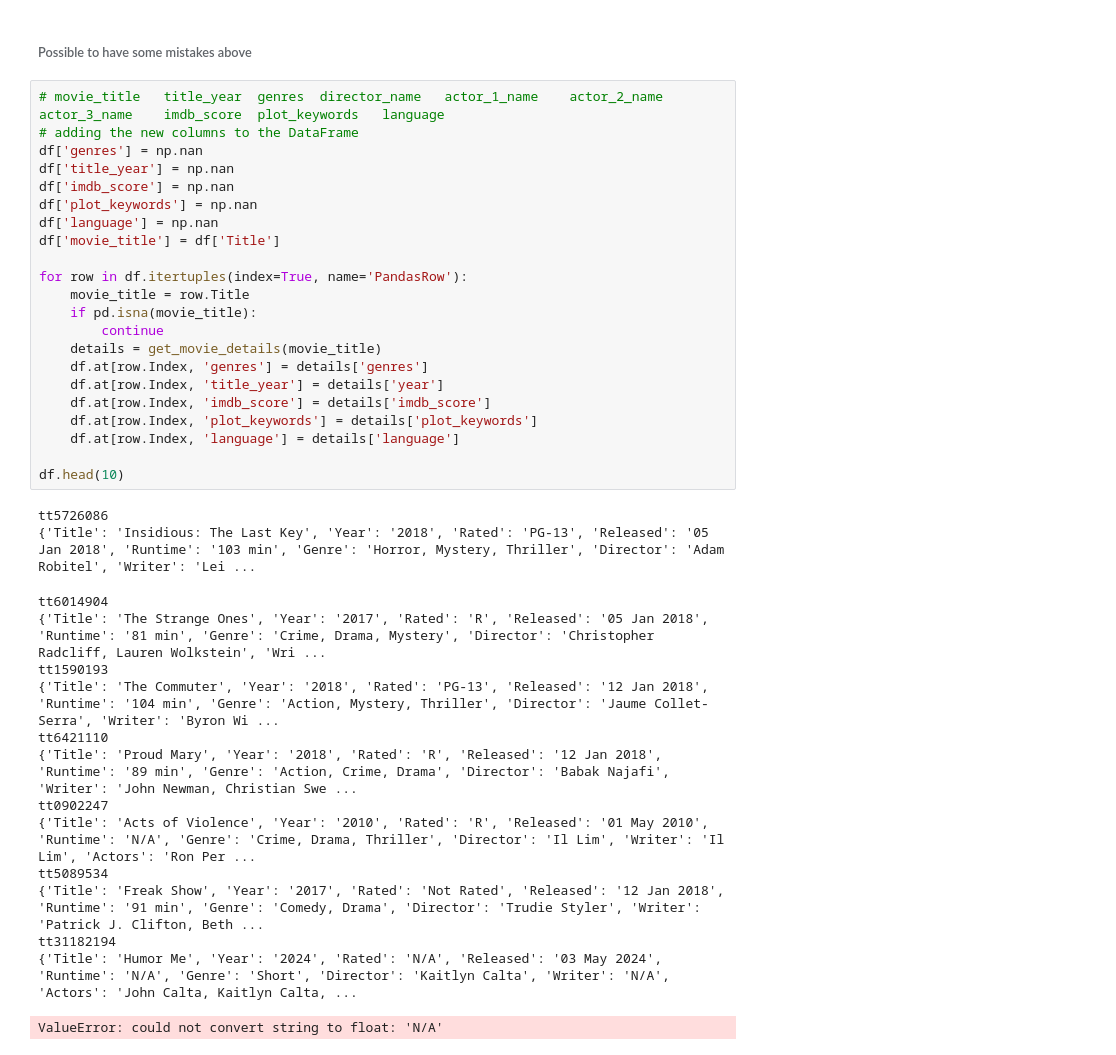
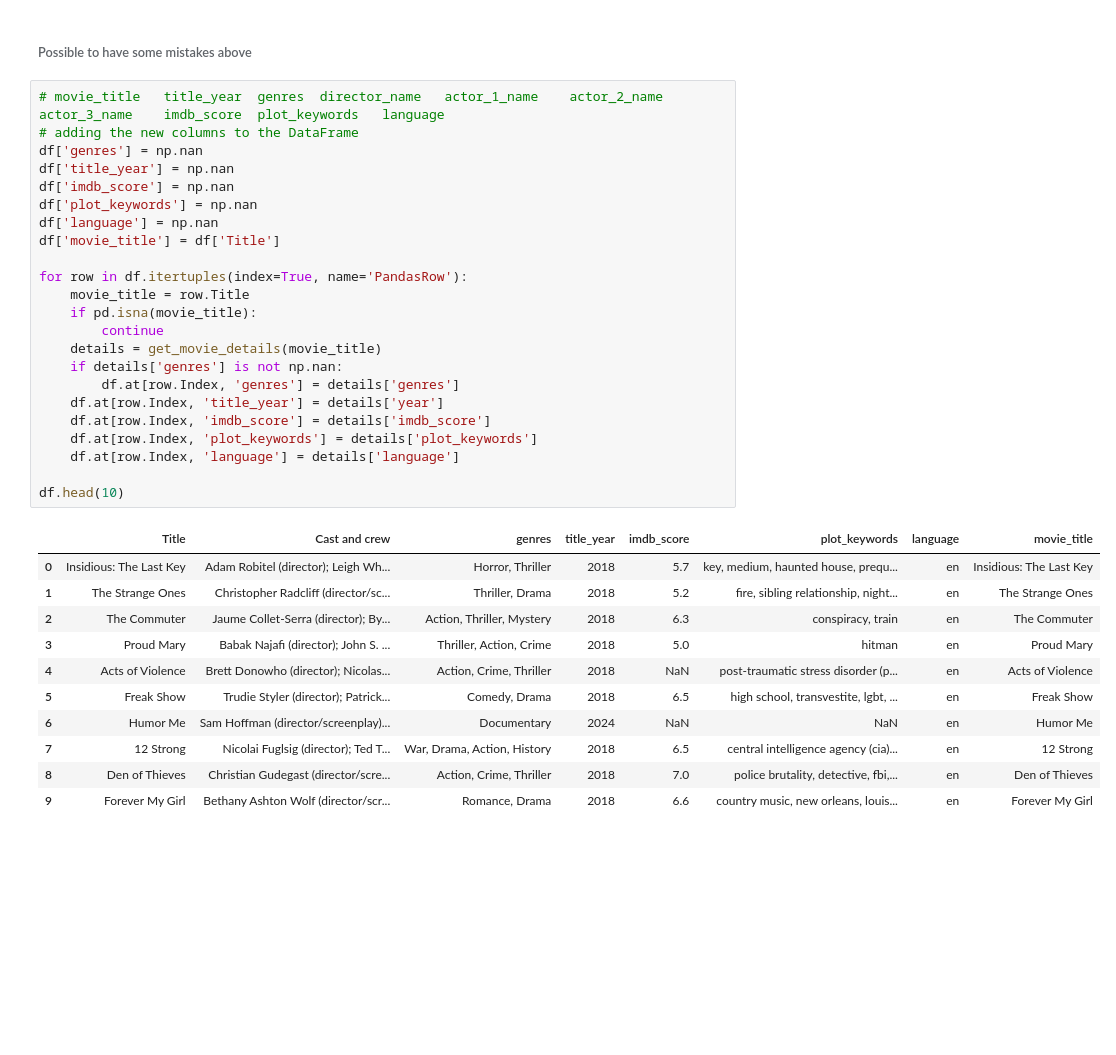
Before and after one commit to Mehm3tAk1f/Machine_Learning_Projects, a Jupyter notebook: recommendation-system/recommendation-system.ipynb, the cells around one changed output. Drawn from its saved outputs; the diff is of its cells as text; blank space fills up the shorter version.

```diff
--- a/recommendation-system/recommendation-system.ipynb
+++ b/recommendation-system/recommendation-system.ipynb
@@ -282,41 +291,38 @@ def get_movie_details(movie_title):
 # %%
 # movie_title	title_year	genres	director_name	actor_1_name	actor_2_name	actor_3_name	imdb_score	plot_keywords	language
 # adding the new columns to the DataFrame
 df['genres'] = np.nan
 df['title_year'] = np.nan
 df['imdb_score'] = np.nan
 df['plot_keywords'] = np.nan
 df['language'] = np.nan
 df['movie_title'] = df['Title']
 
 for row in df.itertuples(index=True, name='PandasRow'):
     movie_title = row.Title
     if pd.isna(movie_title):
         continue
     details = get_movie_details(movie_title)
-    df.at[row.Index, 'genres'] = details['genres']
+    if details['genres'] is not np.nan:
+        df.at[row.Index, 'genres'] = details['genres']
     df.at[row.Index, 'title_year'] = details['year']
     df.at[row.Index, 'imdb_score'] = details['imdb_score']
     df.at[row.Index, 'plot_keywords'] = details['plot_keywords']
     df.at[row.Index, 'language'] = details['language']
 
 df.head(10)
 # %% [output]
-tt5726086
-{'Title': 'Insidious: The Last Key', 'Year': '2018', 'Rated': 'PG-13', 'Released': '05 Jan 2018', 'Runtime': '103 min', 'Genre': 'Horror, Mystery, Thriller', 'Director': 'Adam Robitel', 'Writer': 'Lei ...
-tt6014904
-{'Title': 'The Strange Ones', 'Year': '2017', 'Rated': 'R', 'Released': '05 Jan 2018', 'Runtime': '81 min', 'Genre': 'Crime, Drama, Mystery', 'Director': 'Christopher Radcliff, Lauren Wolkstein', 'Wri ...
-tt1590193
-{'Title': 'The Commuter', 'Year': '2018', 'Rated': 'PG-13', 'Released': '12 Jan 2018', 'Runtime': '104 min', 'Genre': 'Action, Mystery, Thriller', 'Director': 'Jaume Collet-Serra', 'Writer': 'Byron Wi ...
-tt6421110
-{'Title': 'Proud Mary', 'Year': '2018', 'Rated': 'R', 'Released': '12 Jan 2018', 'Runtime': '89 min', 'Genre': 'Action, Crime, Drama', 'Director': 'Babak Najafi', 'Writer': 'John Newman, Christian Swe ...
-tt0902247
-{'Title': 'Acts of Violence', 'Year': '2010', 'Rated': 'R', 'Released': '01 May 2010', 'Runtime': 'N/A', 'Genre': 'Crime, Drama, Thriller', 'Director': 'Il Lim', 'Writer': 'Il Lim', 'Actors': 'Ron Per ...
-tt5089534
-{'Title': 'Freak Show', 'Year': '2017', 'Rated': 'Not Rated', 'Released': '12 Jan 2018', 'Runtime': '91 min', 'Genre': 'Comedy, Drama', 'Director': 'Trudie Styler', 'Writer': 'Patrick J. Clifton, Beth ...
-tt31182194
-{'Title': 'Humor Me', 'Year': '2024', 'Rated': 'N/A', 'Released': '03 May 2024', 'Runtime': 'N/A', 'Genre': 'Short', 'Director': 'Kaitlyn Calta', 'Writer': 'N/A', 'Actors': 'John Calta, Kaitlyn Calta, ...
-ValueError: could not convert string to float: 'N/A'
+|  | Title | Cast and crew | genres | title_year | imdb_score | plot_keywords | language | movie_title |
+| 0 | Insidious: The Last Key | Adam Robitel (director); Leigh Wh... | Horror, Thriller | 2018 | 5.7 | key, medium, haunted house, prequ... | en | Insidious: The Last Key |
+| 1 | The Strange Ones | Christopher Radcliff (director/sc... | Thriller, Drama | 2018 | 5.2 | fire, sibling relationship, night... | en | The Strange Ones |
+| 2 | The Commuter | Jaume Collet-Serra (director); By... | Action, Thriller, Mystery | 2018 | 6.3 | conspiracy, train | en | The Commuter |
+| 3 | Proud Mary | Babak Najafi (director); John S. ... | Thriller, Action, Crime | 2018 | 5.0 | hitman | en | Proud Mary |
+| 4 | Acts of Violence | Brett Donowho (director); Nicolas... | Action, Crime, Thriller | 2018 | NaN | post-traumatic stress disorder (p... | en | Acts of Violence |
+| 5 | Freak Show | Trudie Styler (director); Patrick... | Comedy, Drama | 2018 | 6.5 | high school, transvestite, lgbt, ... | en | Freak Show |
+| 6 | Humor Me | Sam Hoffman (director/screenplay)... | Documentary | 2024 | NaN | NaN | en | Humor Me |
+| 7 | 12 Strong | Nicolai Fuglsig (director); Ted T... | War, Drama, Action, History | 2018 | 6.5 | central intelligence agency (cia)... | en | 12 Strong |
+| 8 | Den of Thieves | Christian Gudegast (director/scre... | Action, Crime, Thriller | 2018 | 7.0 | police brutality, detective, fbi,... | en | Den of Thieves |
+| 9 | Forever My Girl | Bethany Ashton Wolf (director/scr... | Romance, Drama | 2018 | 6.6 | country music, new orleans, louis... | en | Forever My Girl |
 # %%
 df.head(20)
 # %% [output]
```
Also changed, not shown: parts of 20 cells of this notebook, 9 other files.
